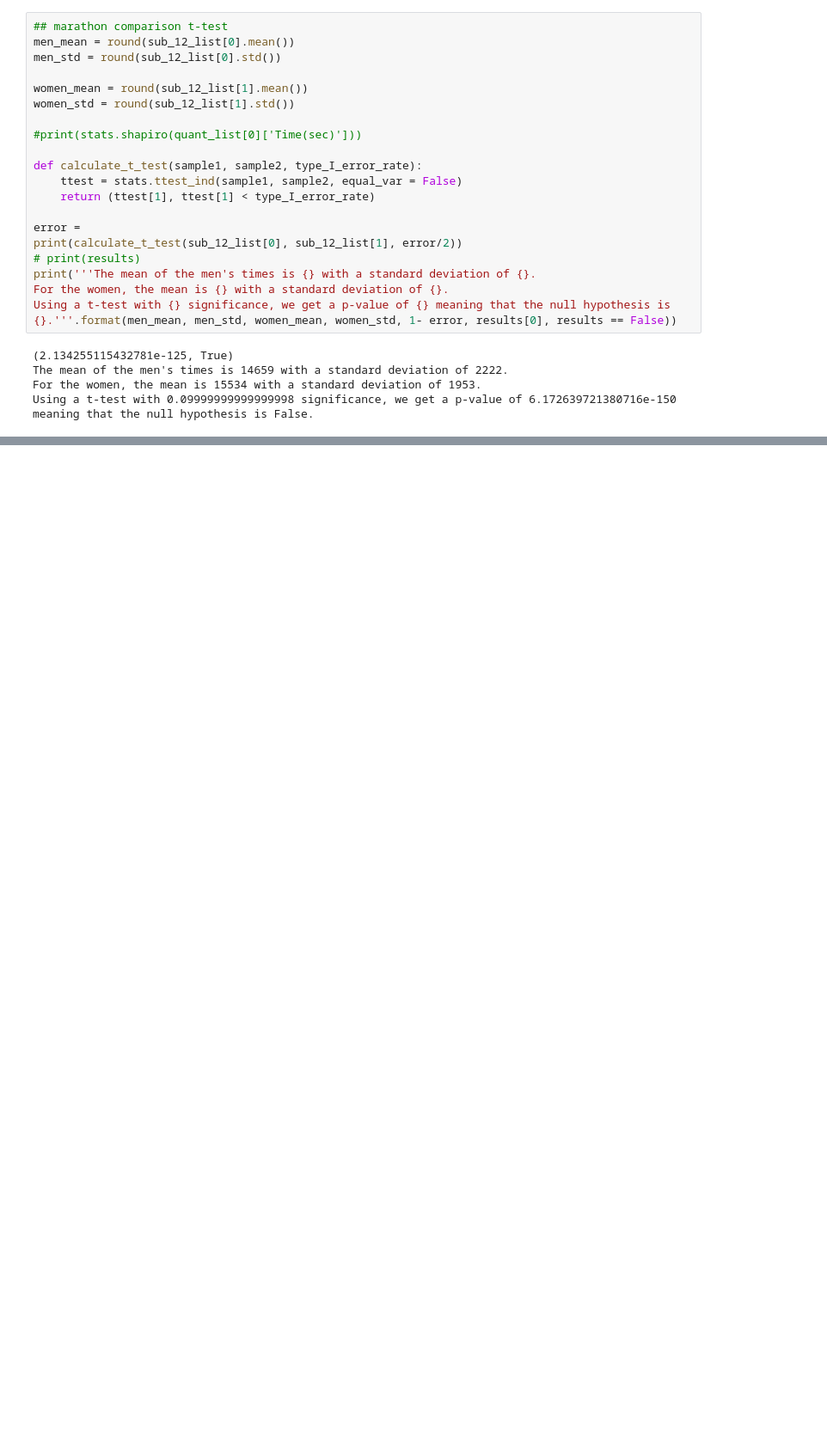
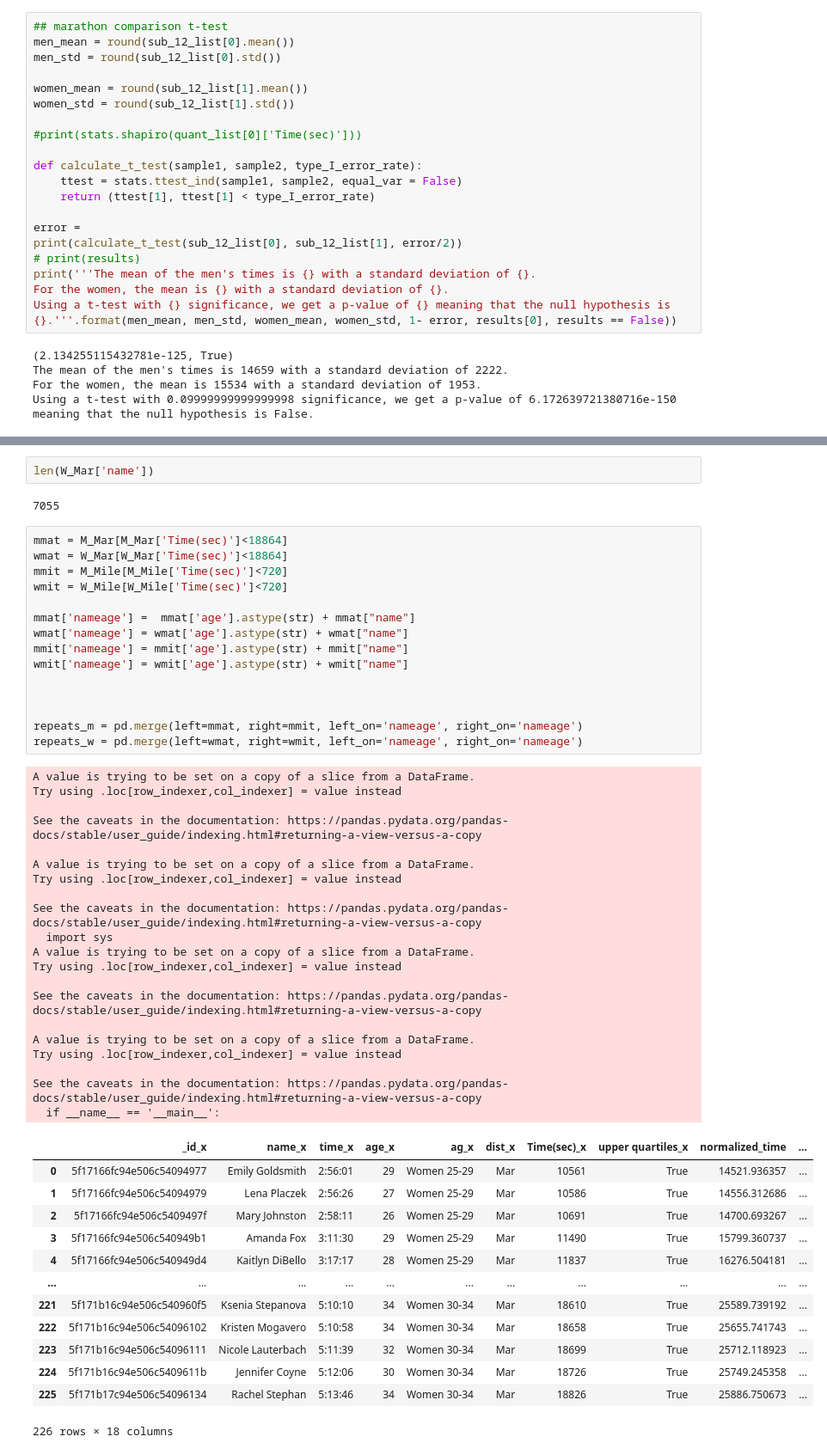
Before and after one commit to annewbarry/running_rivalries, a Jupyter notebook: Real_data_stats.ipynb, the cells around one changed output, grey strips where cells are left out. Shown: that part at 86% size. Drawn from its saved outputs; the diff is of its cells as text; blank space fills up the shorter version.

```diff
--- a/Real_data_stats.ipynb
+++ b/Real_data_stats.ipynb
@@ -277,0 +327,53 @@ alpha = .
+# %%
+len(W_Mar['name'])
+# %% [output]
+7055
+# %%
+mmat = M_Mar[M_Mar['Time(sec)']<18864]
+wmat = W_Mar[W_Mar['Time(sec)']<18864]
+mmit = M_Mile[M_Mile['Time(sec)']<720]
+wmit = W_Mile[W_Mile['Time(sec)']<720]
+
+mmat['nameage'] =  mmat['age'].astype(str) + mmat["name"]
+wmat['nameage'] = wmat['age'].astype(str) + wmat["name"]
+mmit['nameage'] = mmit['age'].astype(str) + mmit["name"]
+wmit['nameage'] = wmit['age'].astype(str) + wmit["name"]
+
+
+
+repeats_m = pd.merge(left=mmat, right=mmit, left_on='nameage', right_on='nameage')
+repeats_w = pd.merge(left=wmat, right=wmit, left_on='nameage', right_on='nameage')
+# %% [output]
+A value is trying to be set on a copy of a slice from a DataFrame.
+Try using .loc[row_indexer,col_indexer] = value instead
+
+See the caveats in the documentation: https://pandas.pydata.org/pandas-docs/stable/user_guide/indexing.html#returning-a-view-versus-a-copy
+
+A value is trying to be set on a copy of a slice from a DataFrame.
+Try using .loc[row_indexer,col_indexer] = value instead
+
+See the caveats in the documentation: https://pandas.pydata.org/pandas-docs/stable/user_guide/indexing.html#returning-a-view-versus-a-copy
+  import sys
+A value is trying to be set on a copy of a slice from a DataFrame.
+Try using .loc[row_indexer,col_indexer] = value instead
+
+See the caveats in the documentation: https://pandas.pydata.org/pandas-docs/stable/user_guide/indexing.html#returning-a-view-versus-a-copy
+
+A value is trying to be set on a copy of a slice from a DataFrame.
+Try using .loc[row_indexer,col_indexer] = value instead
+
+See the caveats in the documentation: https://pandas.pydata.org/pandas-docs/stable/user_guide/indexing.html#returning-a-view-versus-a-copy
+  if __name__ == '__main__':
+|  | _id_x | name_x | time_x | age_x | ag_x | dist_x | Time(sec)_x | upper quartiles_x | normalized_time | ... |
+| 0 | 5f17166fc94e506c54094977 | Emily Goldsmith | 2:56:01 | 29 | Women 25-29 | Mar | 10561 | True | 14521.936357 | ... |
+| 1 | 5f17166fc94e506c54094979 | Lena Placzek | 2:56:26 | 27 | Women 25-29 | Mar | 10586 | True | 14556.312686 | ... |
+| 2 | 5f17166fc94e506c5409497f | Mary Johnston | 2:58:11 | 26 | Women 25-29 | Mar | 10691 | True | 14700.693267 | ... |
+| 3 | 5f17166fc94e506c540949b1 | Amanda Fox | 3:11:30 | 29 | Women 25-29 | Mar | 11490 | True | 15799.360737 | ... |
+| 4 | 5f17166fc94e506c540949d4 | Kaitlyn DiBello | 3:17:17 | 28 | Women 25-29 | Mar | 11837 | True | 16276.504181 | ... |
+| ... | ... | ... | ... | ... | ... | ... | ... | ... | ... | ... |
+| 221 | 5f171b16c94e506c540960f5 | Ksenia Stepanova | 5:10:10 | 34 | Women 30-34 | Mar | 18610 | True | 25589.739192 | ... |
+| 222 | 5f171b16c94e506c54096102 | Kristen Mogavero | 5:10:58 | 34 | Women 30-34 | Mar | 18658 | True | 25655.741743 | ... |
+| 223 | 5f171b16c94e506c54096111 | Nicole Lauterbach | 5:11:39 | 32 | Women 30-34 | Mar | 18699 | True | 25712.118923 | ... |
+| 224 | 5f171b16c94e506c5409611b | Jennifer Coyne | 5:12:06 | 30 | Women 30-34 | Mar | 18726 | True | 25749.245358 | ... |
+| 225 | 5f171b17c94e506c54096134 | Rachel Stephan | 5:13:46 | 34 | Women 30-34 | Mar | 18826 | True | 25886.750673 | ... |
+226 rows × 18 columns
```
Also changed, not shown: parts of 8 cells of this notebook.
